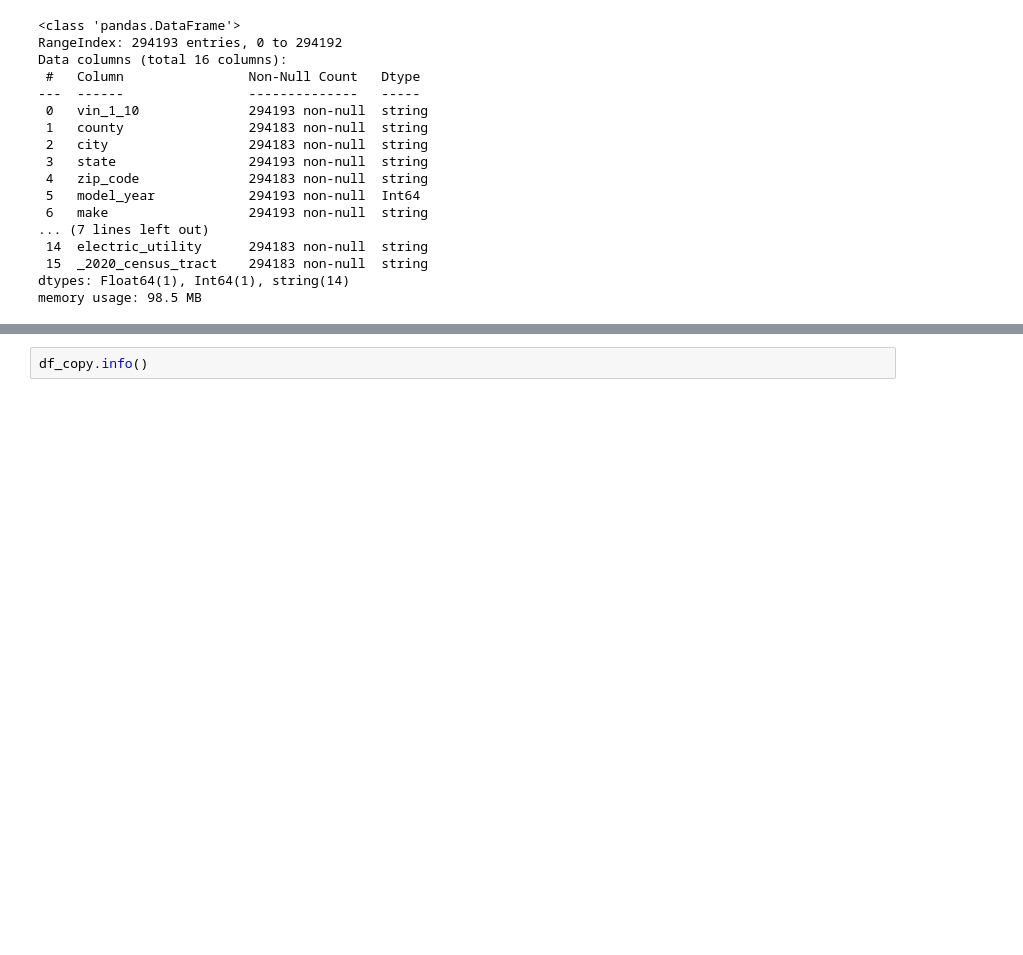
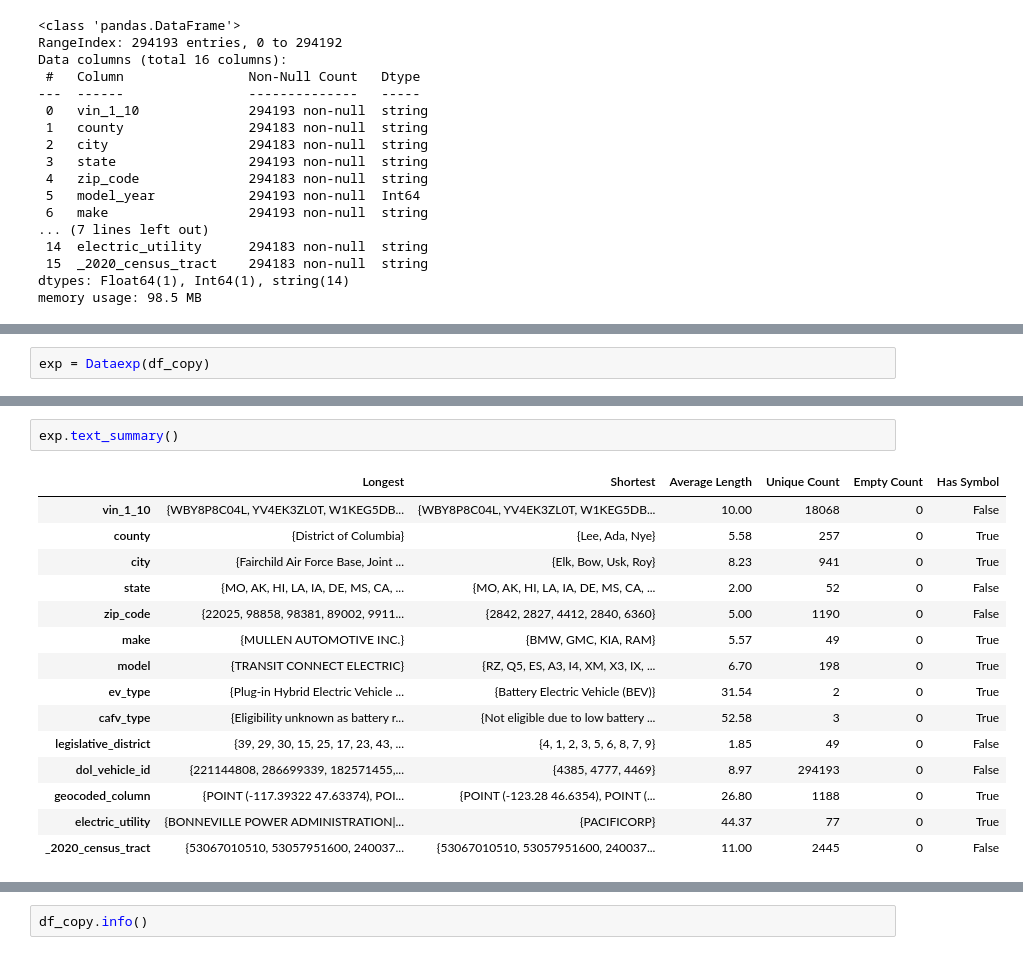
Before and after one commit to XcelCh/electric_vehicle_population_pipeline, a Jupyter notebook: electric_vehicle_population.ipynb, the cells around one changed output, grey strips where cells are left out. Saved outputs shown, nothing was run; the diff lists cells and outputs as text; blank space fills up the shorter version.

```diff
--- a/electric_vehicle_population.ipynb
+++ b/electric_vehicle_population.ipynb
@@ -159,0 +134,2 @@ True
+# %%
+exp = Dataexp(df_copy)
@@ -159,0 +155,18 @@ True
+# %%
+exp.text_summary()
+# %% [output]
+|  | Longest | Shortest | Average Length | Unique Count | Empty Count | Has Symbol |
+| vin_1_10 | {WBY8P8C04L, YV4EK3ZL0T, W1KEG5DB... | {WBY8P8C04L, YV4EK3ZL0T, W1KEG5DB... | 10.00 | 18068 | 0 | False |
+| county | {District of Columbia} | {Lee, Ada, Nye} | 5.58 | 257 | 0 | True |
+| city | {Fairchild Air Force Base, Joint ... | {Elk, Bow, Usk, Roy} | 8.23 | 941 | 0 | True |
+| state | {MO, AK, HI, LA, IA, DE, MS, CA, ... | {MO, AK, HI, LA, IA, DE, MS, CA, ... | 2.00 | 52 | 0 | False |
+| zip_code | {22025, 98858, 98381, 89002, 9911... | {2842, 2827, 4412, 2840, 6360} | 5.00 | 1190 | 0 | False |
+| make | {MULLEN AUTOMOTIVE INC.} | {BMW, GMC, KIA, RAM} | 5.57 | 49 | 0 | True |
+| model | {TRANSIT CONNECT ELECTRIC} | {RZ, Q5, ES, A3, I4, XM, X3, IX, ... | 6.70 | 198 | 0 | True |
+| ev_type | {Plug-in Hybrid Electric Vehicle ... | {Battery Electric Vehicle (BEV)} | 31.54 | 2 | 0 | True |
+| cafv_type | {Eligibility unknown as battery r... | {Not eligible due to low battery ... | 52.58 | 3 | 0 | True |
+| legislative_district | {39, 29, 30, 15, 25, 17, 23, 43, ... | {4, 1, 2, 3, 5, 6, 8, 7, 9} | 1.85 | 49 | 0 | False |
+| dol_vehicle_id | {221144808, 286699339, 182571455,... | {4385, 4777, 4469} | 8.97 | 294193 | 0 | False |
+| geocoded_column | {POINT (-117.39322 47.63374), POI... | {POINT (-123.28 46.6354), POINT (... | 26.80 | 1188 | 0 | True |
+| electric_utility | {BONNEVILLE POWER ADMINISTRATION|... | {PACIFICORP} | 44.37 | 77 | 0 | True |
+| _2020_census_tract | {53067010510, 53057951600, 240037... | {53067010510, 53057951600, 240037... | 11.00 | 2445 | 0 | False |
```
Also changed, not shown: parts of 16 cells of this notebook.
